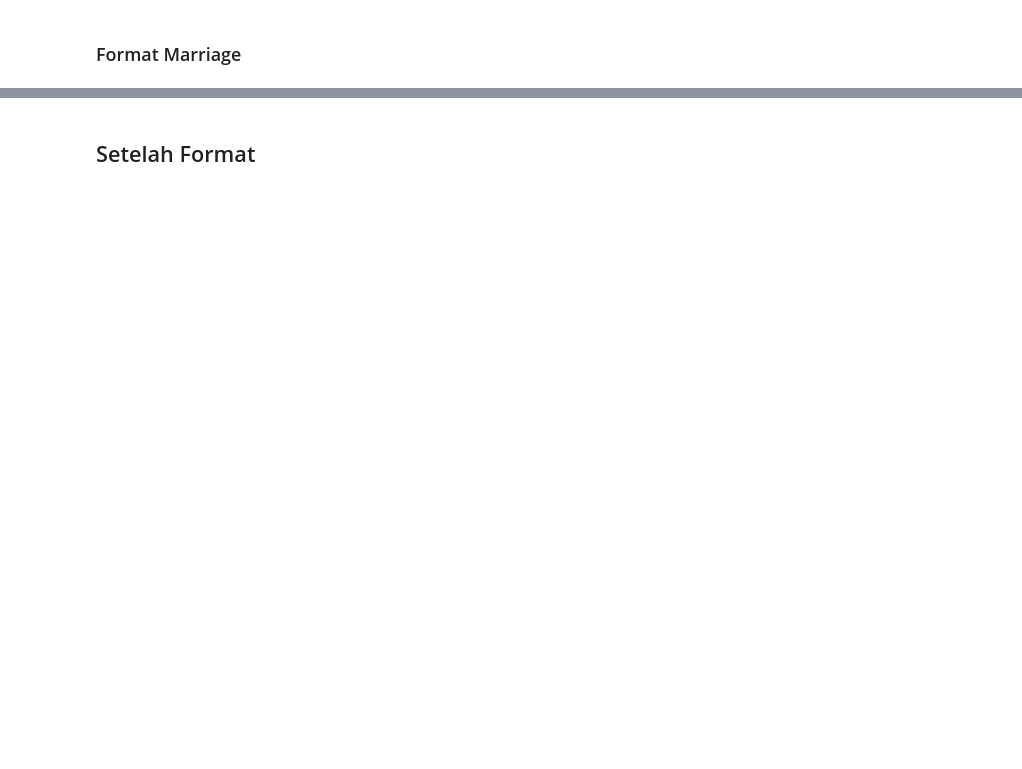
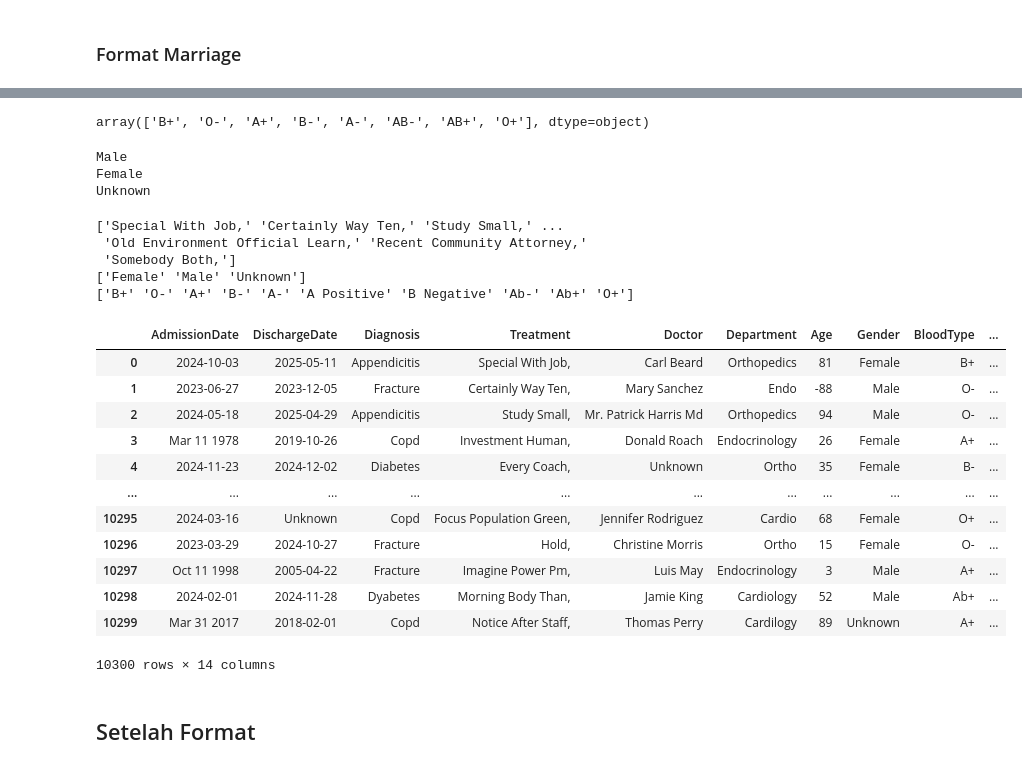
Before and after one commit to Primarizki21/Prepro-Python-Script, a Jupyter notebook: TesDataframe.ipynb, the cells around one changed output, grey strips where cells are left out. Cells and saved outputs as stored; diff of their text form; code cells hidden in the pictures; blank space fills up the shorter version.

Commit message:
new function for categorical detection with mapping, remove unnecessary function

```diff
--- a/TesDataframe.ipynb
+++ b/TesDataframe.ipynb
@@ -648,3 +738,41 @@ print(df2["MaritalStatus"].unique())
+# %%
+df3['BloodType'] = df3['BloodType'].apply(lambda x: format_bloodtype(x, blood_mapping))
+df3['BloodType'].unique()
+# %% [output]
+array(['B+', 'O-', 'A+', 'B-', 'A-', 'AB-', 'AB+', 'O+'], dtype=object)
+# %%
+for x in gender_mapping.values():
+    print(x)
+# %% [output]
+Male
+Female
+Unknown
+# %%
+print(df3["Treatment"].unique())
+print(df3["Gender"].unique())
+print(df3["BloodType"].unique())
+# %% [output]
+['Special With Job,' 'Certainly Way Ten,' 'Study Small,' ...
+ 'Old Environment Official Learn,' 'Recent Community Attorney,'
+ 'Somebody Both,']
+['Female' 'Male' 'Unknown']
+['B+' 'O-' 'A+' 'B-' 'A-' 'A Positive' 'B Negative' 'Ab-' 'Ab+' 'O+']
+# %%
+df3
+# %% [output]
+|  | AdmissionDate | DischargeDate | Diagnosis | Treatment | Doctor | Department | Age | Gender | BloodType | ... |
+| 0 | 2024-10-03 | 2025-05-11 | Appendicitis | Special With Job, | Carl Beard | Orthopedics | 81 | Female | B+ | ... |
+| 1 | 2023-06-27 | 2023-12-05 | Fracture | Certainly Way Ten, | Mary Sanchez | Endo | -88 | Male | O- | ... |
+| 2 | 2024-05-18 | 2025-04-29 | Appendicitis | Study Small, | Mr. Patrick Harris Md | Orthopedics | 94 | Male | O- | ... |
+| 3 | Mar 11 1978 | 2019-10-26 | Copd | Investment Human, | Donald Roach | Endocrinology | 26 | Female | A+ | ... |
+| 4 | 2024-11-23 | 2024-12-02 | Diabetes | Every Coach, | Unknown | Ortho | 35 | Female | B- | ... |
+| ... | ... | ... | ... | ... | ... | ... | ... | ... | ... | ... |
+| 10295 | 2024-03-16 | Unknown | Copd | Focus Population Green, | Jennifer Rodriguez | Cardio | 68 | Female | O+ | ... |
+| 10296 | 2023-03-29 | 2024-10-27 | Fracture | Hold, | Christine Morris | Ortho | 15 | Female | O- | ... |
+| 10297 | Oct 11 1998 | 2005-04-22 | Fracture | Imagine Power Pm, | Luis May | Endocrinology | 3 | Male | A+ | ... |
+| 10298 | 2024-02-01 | 2024-11-28 | Dyabetes | Morning Body Than, | Jamie King | Cardiology | 52 | Male | Ab+ | ... |
+| 10299 | Mar 31 2017 | 2018-02-01 | Copd | Notice After Staff, | Thomas Perry | Cardilogy | 89 | Unknown | A+ | ... |
+10300 rows × 14 columns
 # %% [markdown]
 ## Setelah Format
 # %%
```
Also changed, not shown: parts of 16 cells of this notebook, 1 other file.
